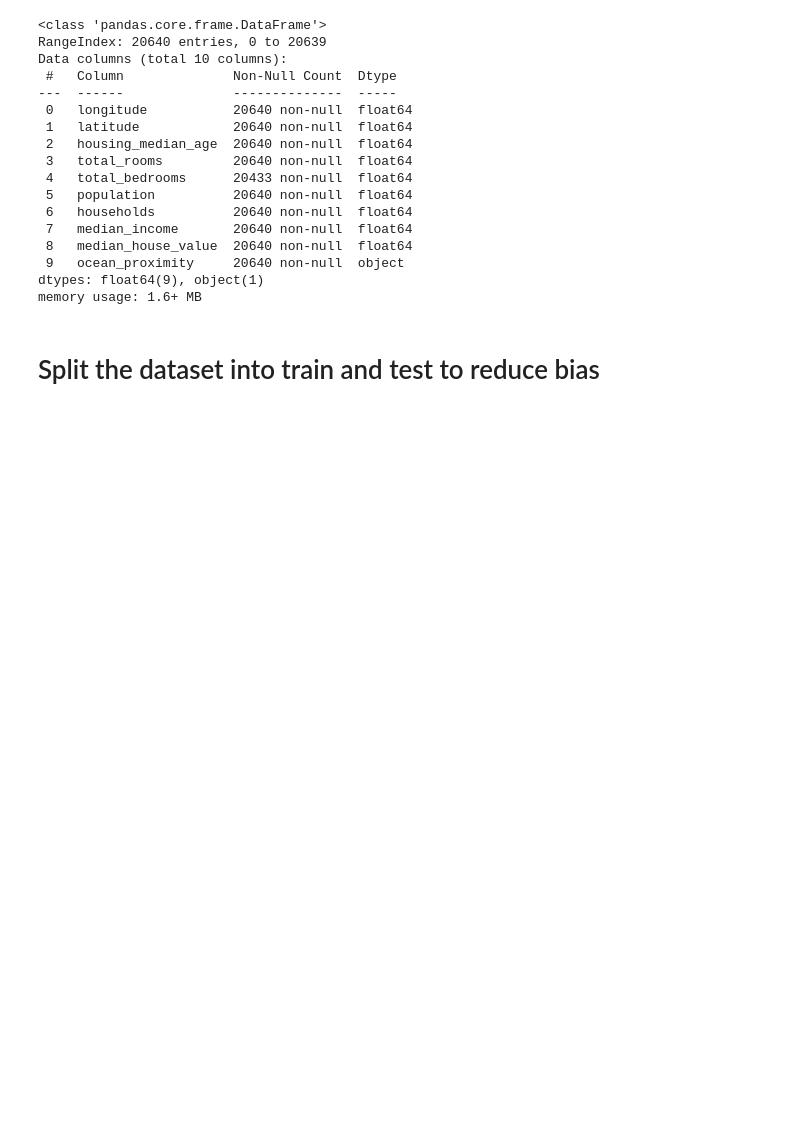
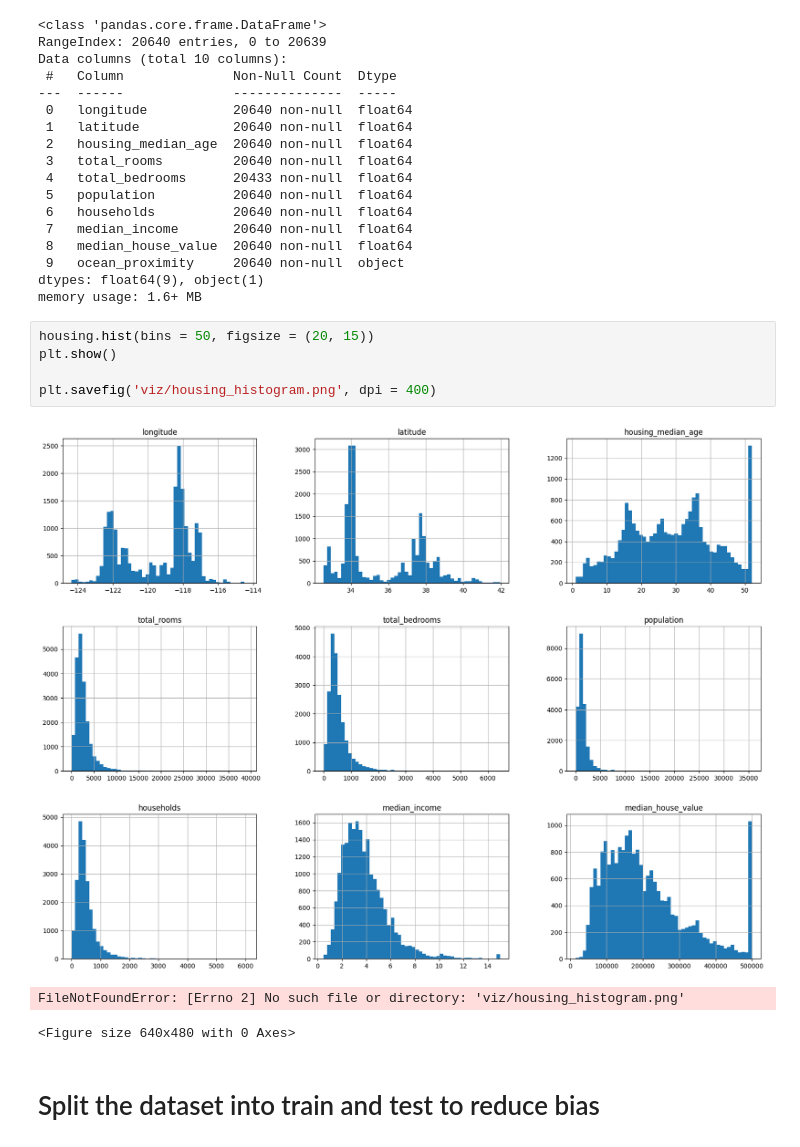
Before and after one commit to nikhilnjha/handson-ml3, a Jupyter notebook: 02_end_to_end_ml.ipynb, the cells around one changed output. Cells and saved outputs as stored; diff of their text form; blank space fills up the shorter version.

```diff
--- a/02_end_to_end_ml.ipynb
+++ b/02_end_to_end_ml.ipynb
@@ -64,6 +65,15 @@ Data columns (total 10 columns):
  9   ocean_proximity     20640 non-null  object
 dtypes: float64(9), object(1)
 memory usage: 1.6+ MB
+# %%
+housing.hist(bins = 50, figsize = (20, 15))
+plt.show()
+
+plt.savefig('viz/housing_histogram.png', dpi = 400)
+# %% [output]
+[figure, added]
+FileNotFoundError: [Errno 2] No such file or directory: 'viz/housing_histogram.png'
+<Figure size 640x480 with 0 Axes>
 # %% [markdown]
 # Split the dataset into train and test to reduce bias
 # %%
```
Also changed, not shown: parts of 1 cell of this notebook, 1 other file.
